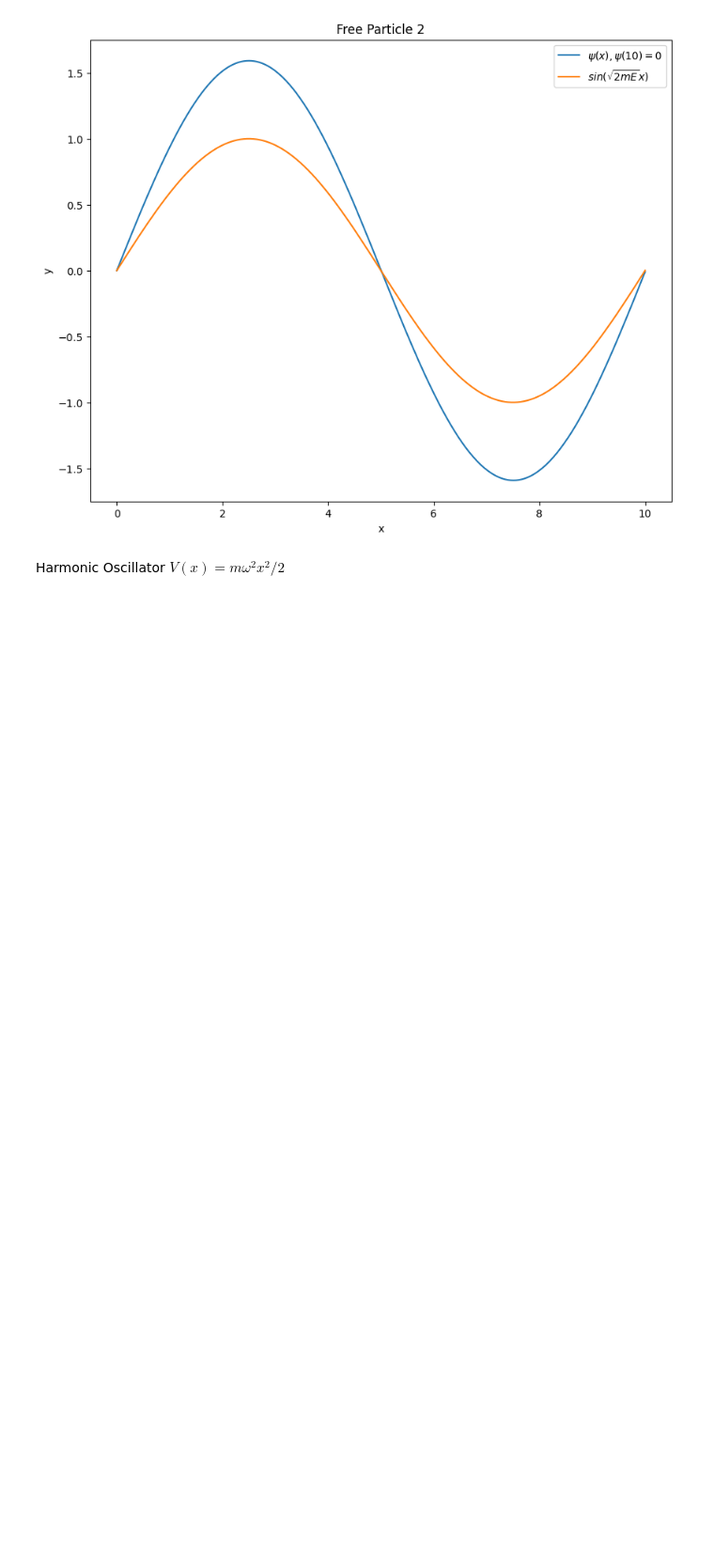
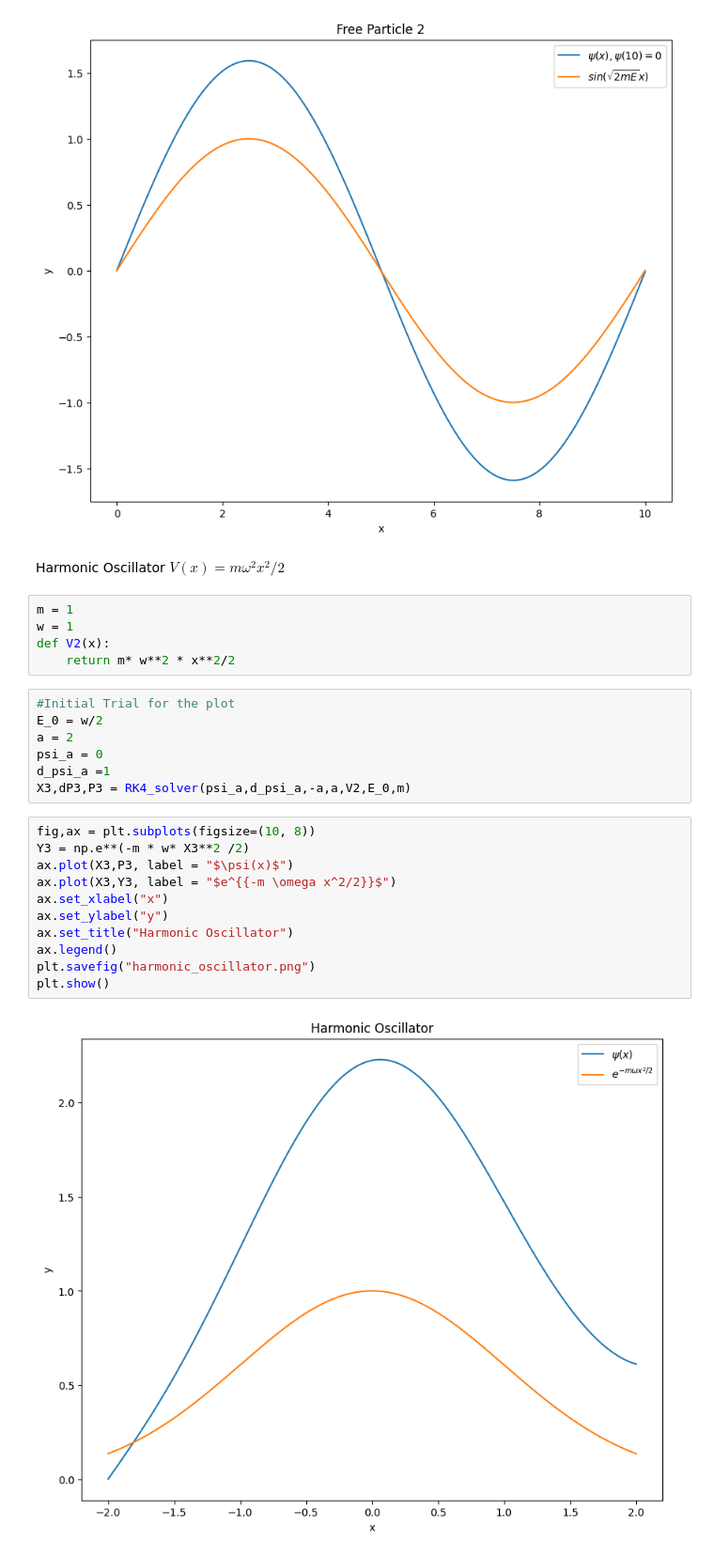
Before and after one commit to HannaKarwowska/HW2-Numerical-Methods, a Jupyter notebook: HW2.ipynb, the cells around one changed output. Shown at 94% size. Drawn from its saved outputs; the diff is of its cells as text; blank space fills up the shorter version.

```diff
--- a/HW2.ipynb
+++ b/HW2.ipynb
@@ -126,3 +126,28 @@ plt.show()
 [figure]
 # %% [markdown]
 Harmonic Oscillator $V(x)=m\omega^2 x^2/2 $
+# %%
+m = 1
+w = 1
+def V2(x):
+    return m* w**2 * x**2/2
+# %%
+#Initial Trial for the plot
+E_0 = w/2
+a = 2
+psi_a = 0
+d_psi_a =1
+X3,dP3,P3 = RK4_solver(psi_a,d_psi_a,-a,a,V2,E_0,m)
+# %%
+fig,ax = plt.subplots(figsize=(10, 8))
+Y3 = np.e**(-m * w* X3**2 /2)
+ax.plot(X3,P3, label = "$\psi(x)$")
+ax.plot(X3,Y3, label = "$e^{{-m \omega x^2/2}}$")
+ax.set_xlabel("x")
+ax.set_ylabel("y")
+ax.set_title("Harmonic Oscillator")
+ax.legend()
+plt.savefig("harmonic_oscillator.png")
+plt.show()
+# %% [output]
+[figure, added]
```
Also changed, not shown: parts of 5 cells of this notebook, 3 other files.
